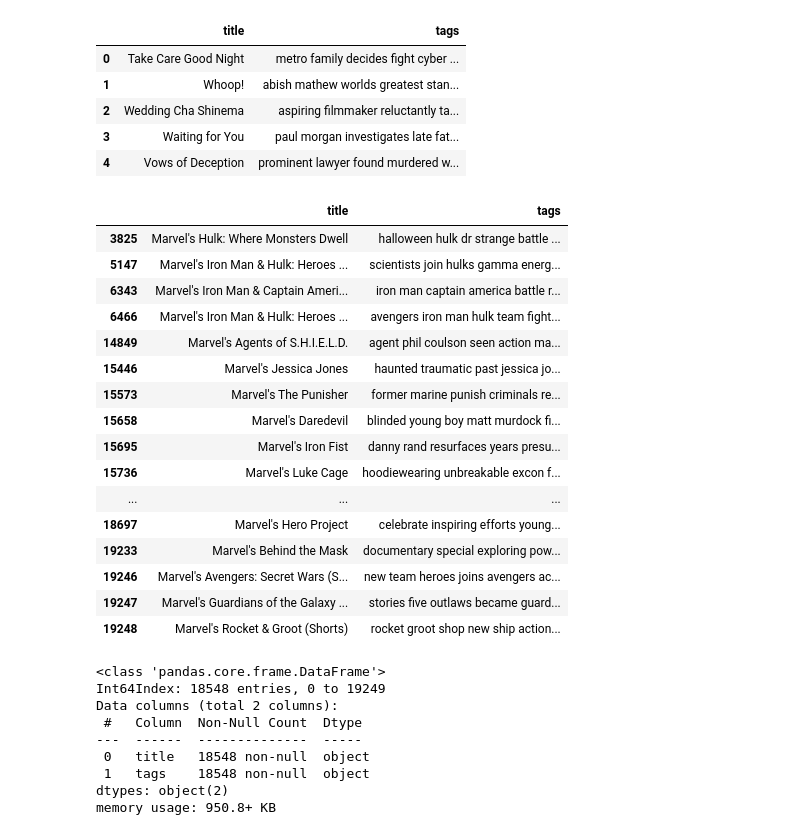
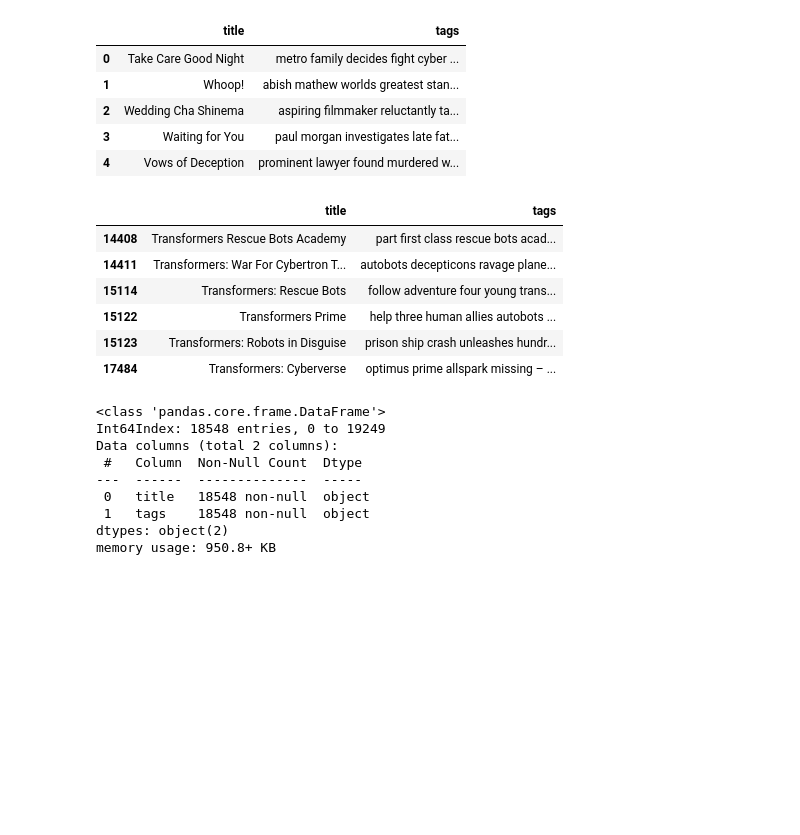
Before and after one commit to roshancharlie/Mini-Imdb-Application, a Jupyter notebook: recommendation_system.ipynb, the cells around one changed output. Drawn from its saved outputs; the diff is of its cells as text; code cells hidden in the pictures; blank space fills up the shorter version.

```diff
--- a/recommendation_system.ipynb
+++ b/recommendation_system.ipynb
@@ -697,25 +697,15 @@ movie.head()
 | 3 | Waiting for You | paul morgan investigates late fat... |
 | 4 | Vows of Deception | prominent lawyer found murdered w... |
 # %%
-movie[movie['title'].str.contains("Marvel's")]
+movie[movie['title'].str.contains("Transformers")]
 # %% [output]
 |  | title | tags |
-| 3825 | Marvel's Hulk: Where Monsters Dwell | halloween hulk dr strange battle ... |
-| 5147 | Marvel's Iron Man & Hulk: Heroes ... | scientists join hulks gamma energ... |
-| 6343 | Marvel's Iron Man & Captain Ameri... | iron man captain america battle r... |
-| 6466 | Marvel's Iron Man & Hulk: Heroes ... | avengers iron man hulk team fight... |
-| 14849 | Marvel's Agents of S.H.I.E.L.D. | agent phil coulson seen action ma... |
-| 15446 | Marvel's Jessica Jones | haunted traumatic past jessica jo... |
-| 15573 | Marvel's The Punisher | former marine punish criminals re... |
-| 15658 | Marvel's Daredevil | blinded young boy matt murdock fi... |
-| 15695 | Marvel's Iron Fist | danny rand resurfaces years presu... |
-| 15736 | Marvel's Luke Cage | hoodiewearing unbreakable excon f... |
-| ... | ... | ... |
-| 18697 | Marvel's Hero Project | celebrate inspiring efforts young... |
-| 19233 | Marvel's Behind the Mask | documentary special exploring pow... |
-| 19246 | Marvel's Avengers: Secret Wars (S... | new team heroes joins avengers ac... |
-| 19247 | Marvel's Guardians of the Galaxy ... | stories five outlaws became guard... |
-| 19248 | Marvel's Rocket & Groot (Shorts) | rocket groot shop new ship action... |
+| 14408 | Transformers Rescue Bots Academy | part first class rescue bots acad... |
+| 14411 | Transformers: War For Cybertron T... | autobots decepticons ravage plane... |
+| 15114 | Transformers: Rescue Bots | follow adventure four young trans... |
+| 15122 | Transformers Prime | help three human allies autobots ... |
+| 15123 | Transformers: Robots in Disguise | prison ship crash unleashes hundr... |
+| 17484 | Transformers: Cyberverse | optimus prime allspark missing – ... |
 # %%
 movie.info()
 # %% [output]
```
Also changed, not shown: parts of 3 cells of this notebook.
